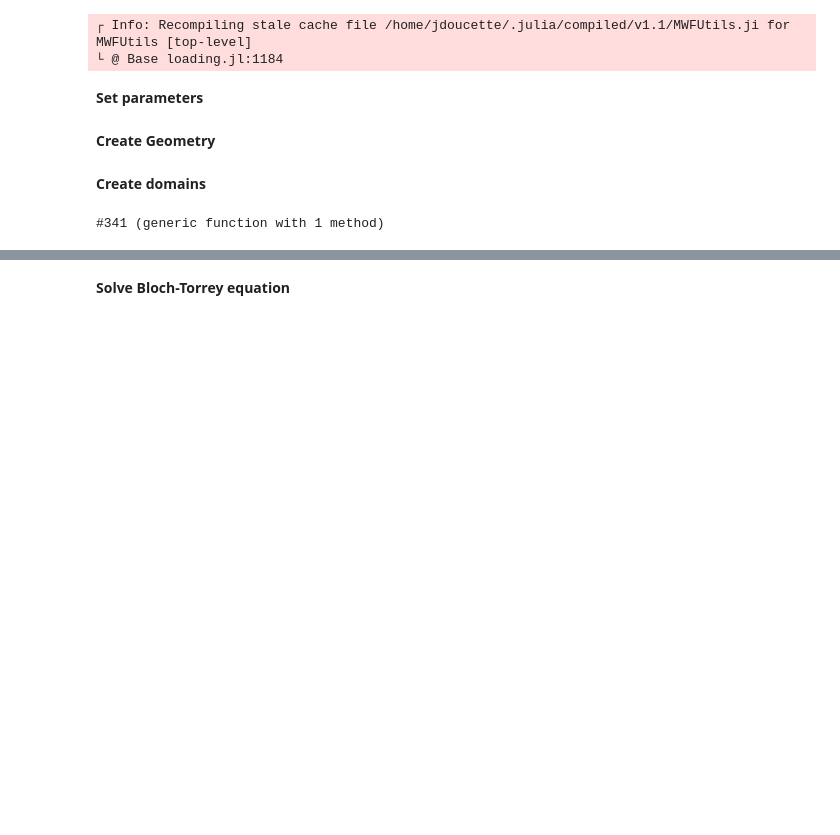
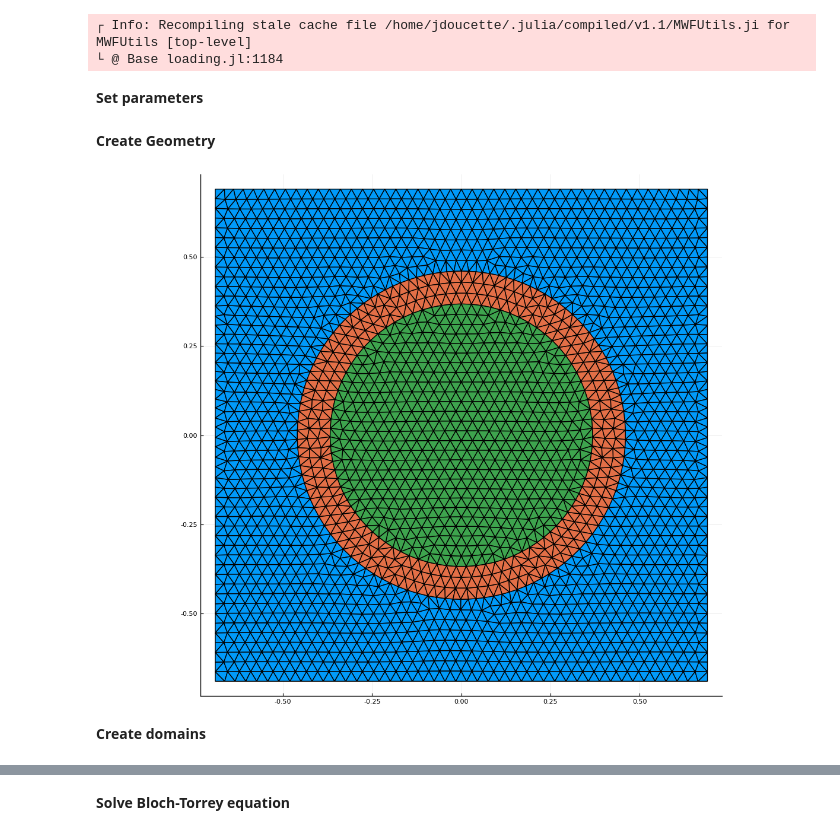
Before and after one commit to jondeuce/BlochTorreyExperiments, a Jupyter notebook: MyelinWaterTools/Notebooks/BlochTorrey-3D-Fields.ipynb, the cells around one changed output, grey strips where cells are left out. Drawn from its saved outputs; the diff is of its cells as text; code cells hidden in the pictures; blank space fills up the shorter version.

```diff
--- a/MyelinWaterTools/Notebooks/BlochTorrey-3D-Fields.ipynb
+++ b/MyelinWaterTools/Notebooks/BlochTorrey-3D-Fields.ipynb
@@ -111,10 +112,10 @@ params = Dict{Symbol,Float64}(
     :g_ratio => 0.8, # [μm/μm]
     :B0 => 0.0, # [Tesla]
     :theta => 0.0, # [radians]
-    :D_Tissue => 10.0, # [μm²/s]
-    :D_Sheath => 10.0, # [μm²/s]
-    :D_Axon => 10.0, # [μm²/s]
-    :K_perm => 0.1, # [μm/s]
+    :D_Tissue => 100.0, # [μm²/s]
+    :D_Sheath => 100.0, # [μm²/s]
+    :D_Axon => 100.0, # [μm²/s]
+    :K_perm => 0.01, # [μm/s]
     :FRD_Sheath => 0.5, # [unitless: μm²/s per μm²/s]
 );
 btparams = BlochTorreyParameters(params);
@@ -123,11 +124,13 @@ btparams = BlochTorreyParameters(params);
 # %%
 geom = creategeometry(SingleFibre(), btparams);
 # %%
-# p = plot(; labels = :none);
-# simpplot!(p, geom.exteriorgrids);
-# simpplot!(p, geom.torigrids);
-# simpplot!(p, geom.interiorgrids);
-# p
+p = plot(; labels = :none);
+simpplot!(p, geom.exteriorgrids);
+simpplot!(p, geom.torigrids);
+simpplot!(p, geom.interiorgrids);
+p
+# %% [output]
+[figure, added]
 # %%
 @unpack exteriorgrids, torigrids, interiorgrids, outercircles, innercircles, bdry = geom;
 ferritins = Vec{3,floattype(bdry)}[];
@@ -140,19 +143,17 @@ uType = ComplexF64; u0 = 1.0im;
 # %%
-if true
-    R, dR = btparams.R_mu, (1 - btparams.g_ratio) * btparams.R_mu / 2
-    μ, σ = R - dR, 2*dR
-    x0 = Vec2d((0,1))
-    x0 = μ * x0 / norm(x0)
-    if uType <: Vec{2}
-        u0 = x -> uType((0.0, max(1e-14, exp(-norm2(x - x0) / 2σ^2))))
-    elseif uType <: Vec{3}
-        u0 = x -> uType((0.0, 0.0, max(1e-14, exp(-norm2(x - x0) / 2σ^2))))
-    else
-        u0 = x -> uType(0.0, max(1e-14, exp(-norm2(x - x0) / 2σ^2)))
-    end
-end
+# if true
+#     R, dR = btparams.R_mu, (1 - btparams.g_ratio) * btparams.R_mu / 2
+#     μ, σ = R - dR, 2*dR
+#     x0 = Vec2d((0,1))
+#     x0 = μ * x0 / norm(x0)
+#     if uType <: Vec{2}
+#         u0 = x -> uType((0.0, max(1e-14, exp(-norm2(x - x0) / 2σ^2))))
+#     elseif uType <: Vec{3}
+#         u0 = x -> uType((0.0, 0.0, max(1e-14, exp(-norm2(x - x0) / 2σ^2))))
+#     else
+#         u0 = x -> uType(0.0, max(1e-14, exp(-norm2(x - x0) / 2σ^2)))
+#     end
+# end
-# %% [output]
-#341 (generic function with 1 method)
 # %%
 myelinprob = MyelinProblem(btparams);
 # %%
```
Also changed, not shown: parts of 14 cells of this notebook, 7 other files.
